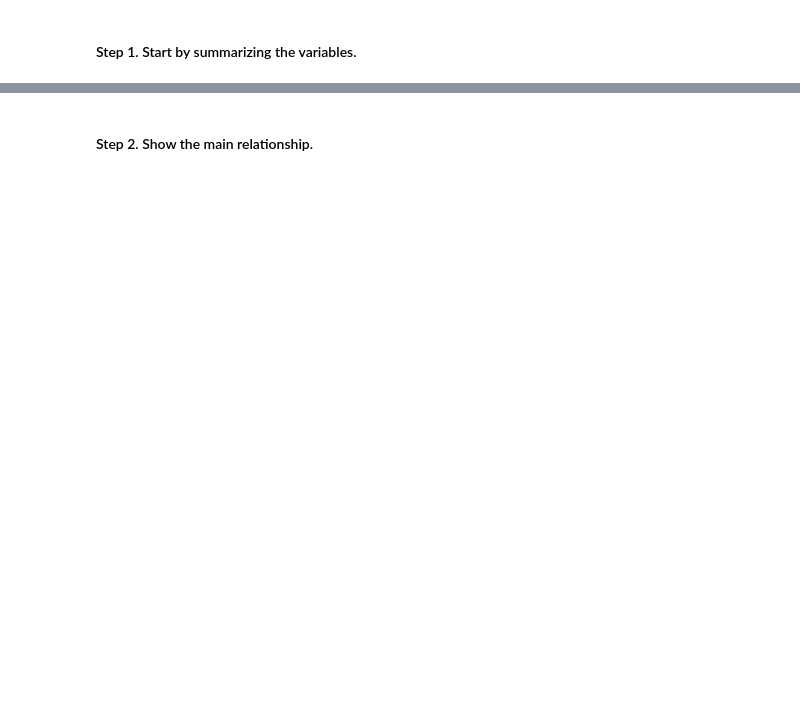
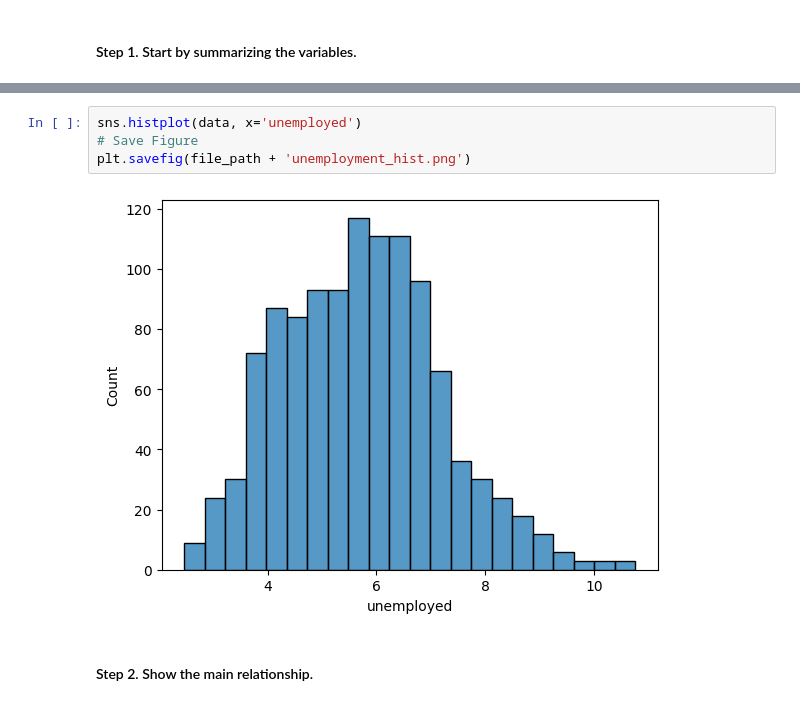
Before and after one commit to tayweid/tayweid.github.io, a Jupyter notebook: econ-0150/parts/part-6-1/Exercise_6_1.ipynb, the cells around one changed output, grey strips where cells are left out. Drawn from its saved outputs; the diff is of its cells as text; blank space fills up the shorter version.

```diff
--- a/econ-0150/parts/part-6-1/Exercise_6_1.ipynb
+++ b/econ-0150/parts/part-6-1/Exercise_6_1.ipynb
@@ -133,2 +137,8 @@ data.head()
+# %%
+sns.histplot(data, x='unemployed')
+# Save Figure
+plt.savefig(file_path + 'unemployment_hist.png')
+# %% [output]
+[figure, added]
 # %% [markdown]
 #### Step 2. Show the main relationship.
```
Also changed, not shown: parts of 6 cells of this notebook, 6 other files.
